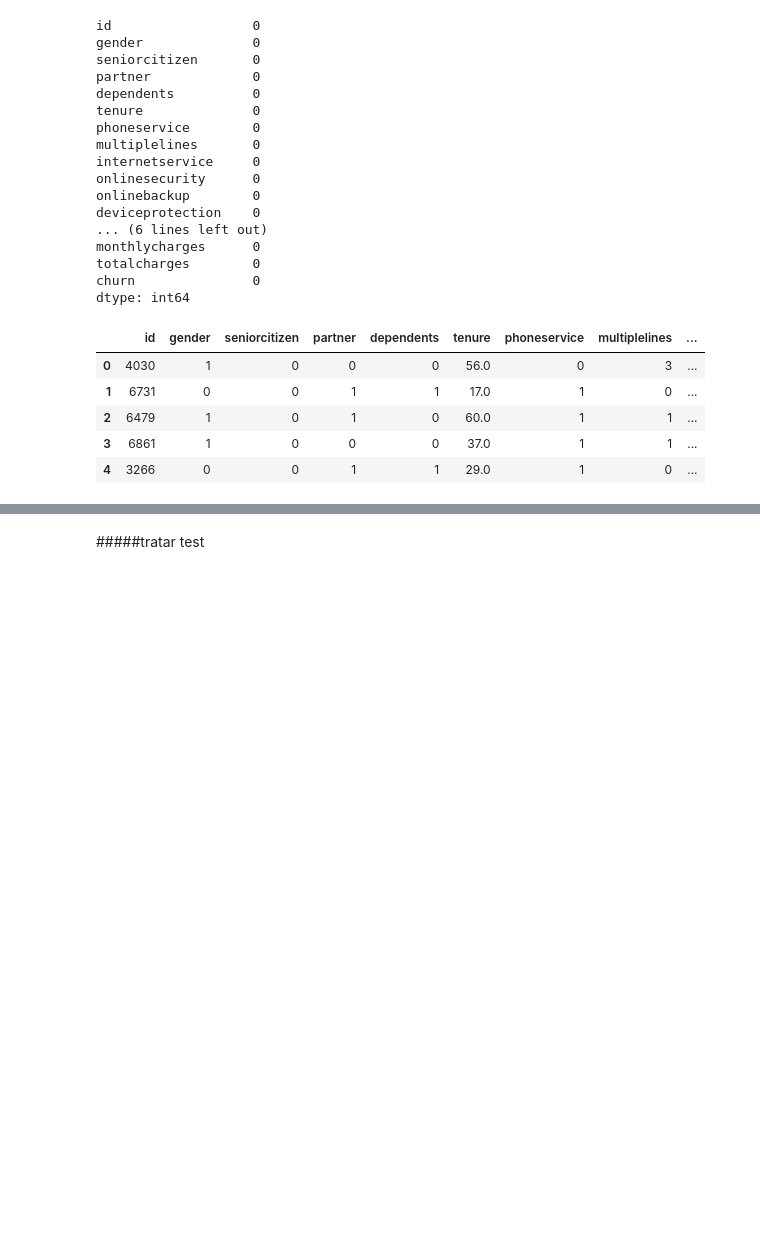
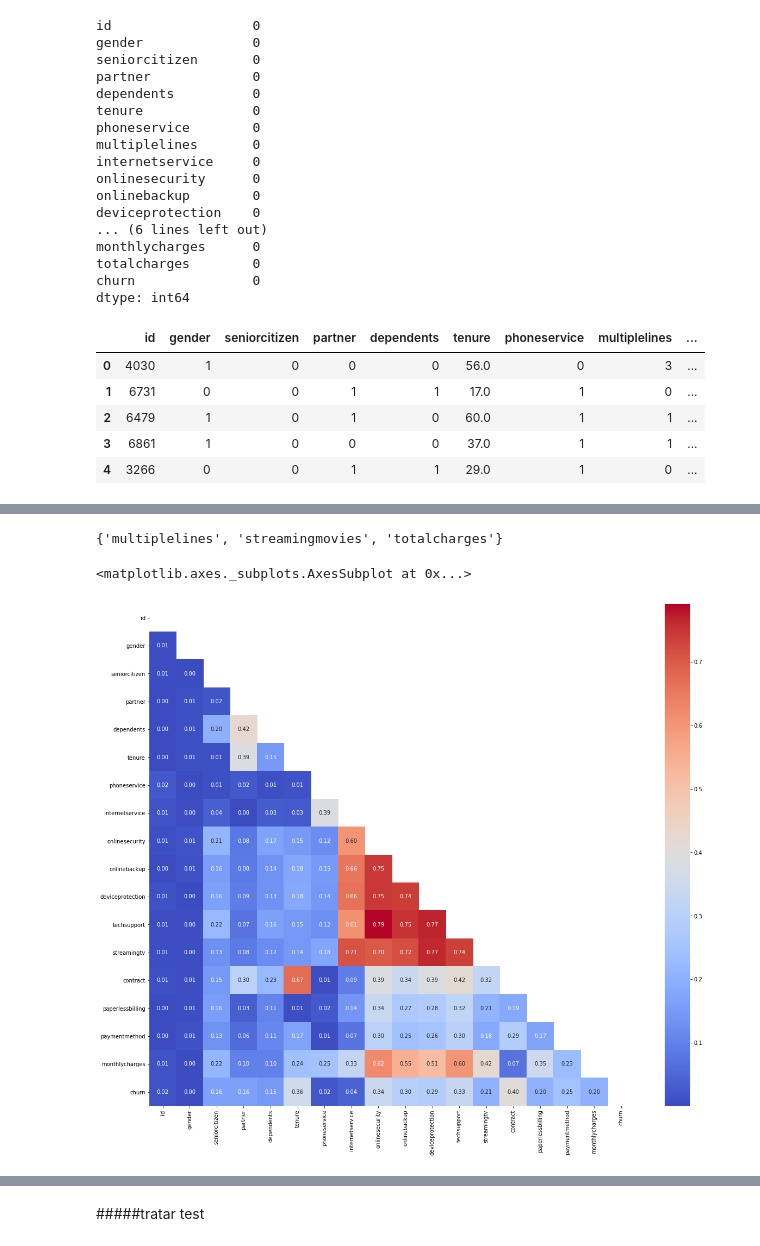
Before and after one commit to jjefferson2006/DSWP_JJ_altera, a Jupyter notebook: desafio_analise1.ipynb, the cells around one changed output, grey strips where cells are left out. Saved outputs shown, nothing was run; the diff lists cells and outputs as text; code cells hidden in the pictures; blank space fills up the shorter version.

```diff
--- a/desafio_analise1.ipynb
+++ b/desafio_analise1.ipynb
@@ -284,0 +350,4 @@ df_churn_train.head()
+# %%
+set_variaveis_corr = set()
+matrix_corr = df_corr.corr()
+matrix_corr
@@ -284,0 +372,20 @@ df_churn_train.head()
+# %%
+for i in range(len(matrix_corr.columns)):
+    for j in range(i):
+        if abs(matrix_corr.iloc[i, j]) > 0.8:
+            colname = matrix_corr.columns[i]
+            set_variaveis_corr.add(colname)
+
+set_variaveis_corr
+# %% [output]
+{'multiplelines', 'streamingmovies', 'totalcharges'}
+# %%
+df_corr = df_corr.drop(set_variaveis_corr, axis = 1)
+
+fig, ax = plt.subplots(figsize = (20, 17))
+mask = np.zeros_like(df_corr.corr().abs())
+mask[np.triu_indices_from(mask)] = 1
+sns.heatmap(df_corr.corr().abs(), mask = mask, ax = ax, cmap='coolwarm', annot = True, fmt = '.2f')
+# %% [output]
+<matplotlib.axes._subplots.AxesSubplot at 0x...>
+[figure, added]
```
Also changed, not shown: parts of 49 cells of this notebook.
